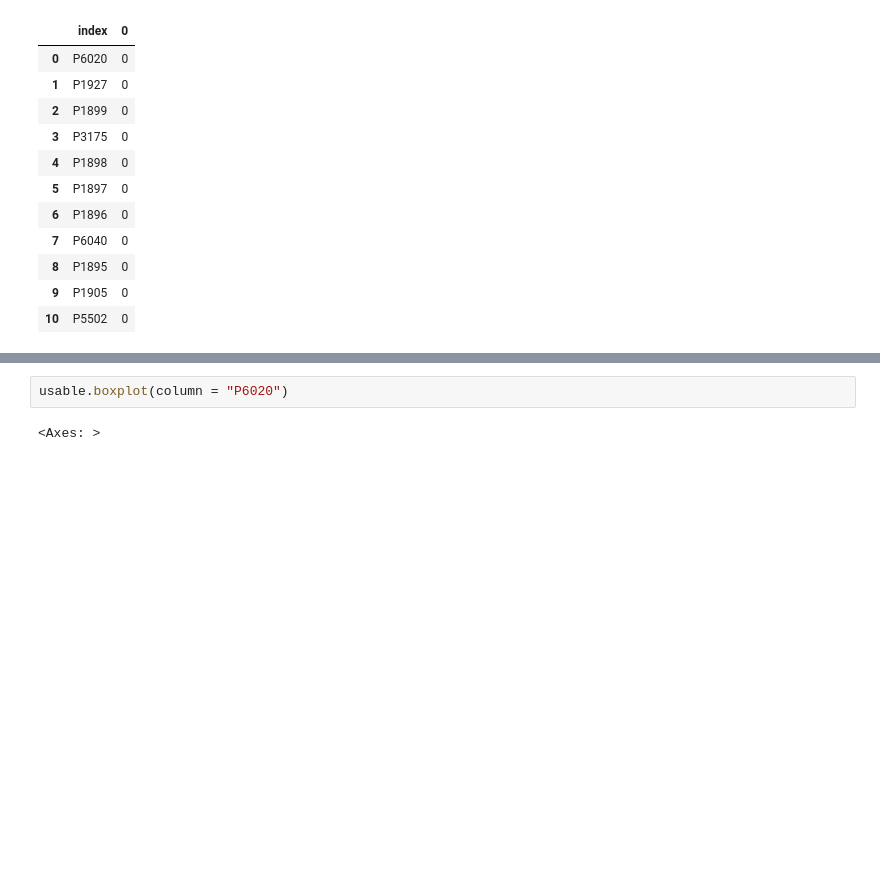
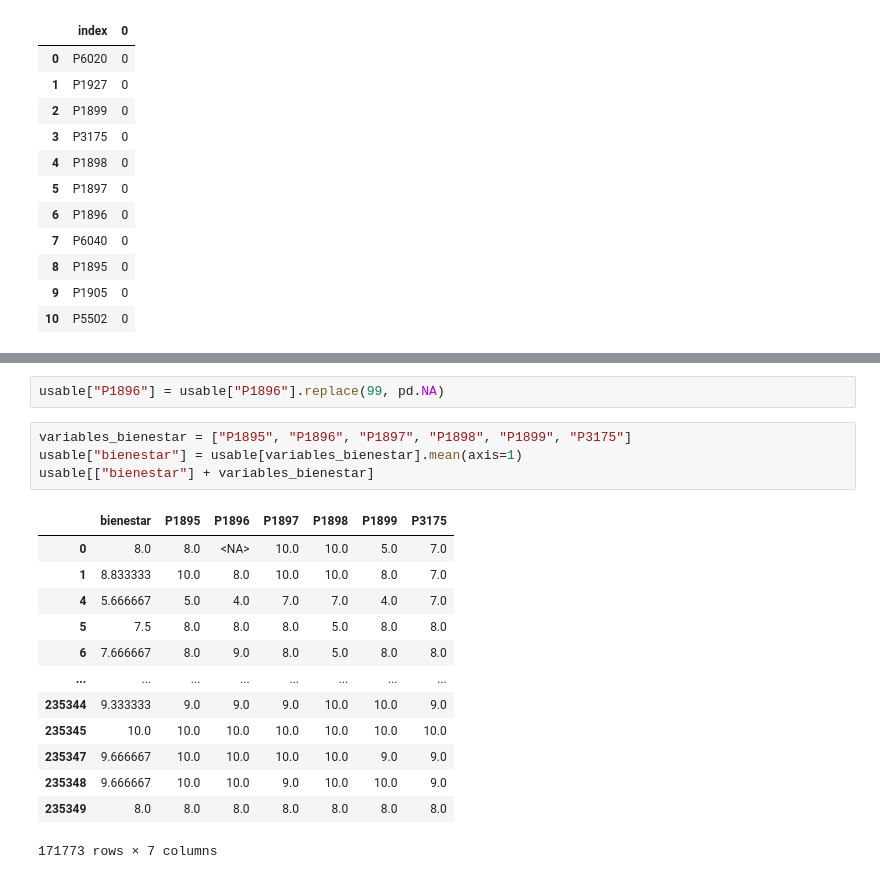
Before and after one commit to Sebast68h/PROYECTO-1-DATA, a Jupyter notebook: notebooks/Proyecto1.ipynb, the cells around one changed output, grey strips where cells are left out. Drawn from its saved outputs; the diff is of its cells as text; blank space fills up the shorter version.

```diff
--- a/notebooks/Proyecto1.ipynb
+++ b/notebooks/Proyecto1.ipynb
@@ -231,4 +214,20 @@ usable.describe().reset_index()
-# %%
-usable.boxplot(column = "P6020")
-# %% [output]
-<Axes: >
+# %%
+usable["P1896"] = usable["P1896"].replace(99, pd.NA)
+# %%
+variables_bienestar = ["P1895", "P1896", "P1897", "P1898", "P1899", "P3175"]
+usable["bienestar"] = usable[variables_bienestar].mean(axis=1)
+usable[["bienestar"] + variables_bienestar]
+# %% [output]
+|  | bienestar | P1895 | P1896 | P1897 | P1898 | P1899 | P3175 |
+| 0 | 8.0 | 8.0 | <NA> | 10.0 | 10.0 | 5.0 | 7.0 |
+| 1 | 8.833333 | 10.0 | 8.0 | 10.0 | 10.0 | 8.0 | 7.0 |
+| 4 | 5.666667 | 5.0 | 4.0 | 7.0 | 7.0 | 4.0 | 7.0 |
+| 5 | 7.5 | 8.0 | 8.0 | 8.0 | 5.0 | 8.0 | 8.0 |
+| 6 | 7.666667 | 8.0 | 9.0 | 8.0 | 5.0 | 8.0 | 8.0 |
+| ... | ... | ... | ... | ... | ... | ... | ... |
+| 235344 | 9.333333 | 9.0 | 9.0 | 9.0 | 10.0 | 10.0 | 9.0 |
+| 235345 | 10.0 | 10.0 | 10.0 | 10.0 | 10.0 | 10.0 | 10.0 |
+| 235347 | 9.666667 | 10.0 | 10.0 | 10.0 | 10.0 | 9.0 | 9.0 |
+| 235348 | 9.666667 | 10.0 | 10.0 | 9.0 | 10.0 | 10.0 | 9.0 |
+| 235349 | 8.0 | 8.0 | 8.0 | 8.0 | 8.0 | 8.0 | 8.0 |
+171773 rows × 7 columns
```
Also changed, not shown: parts of 10 cells of this notebook, 1 other file.
